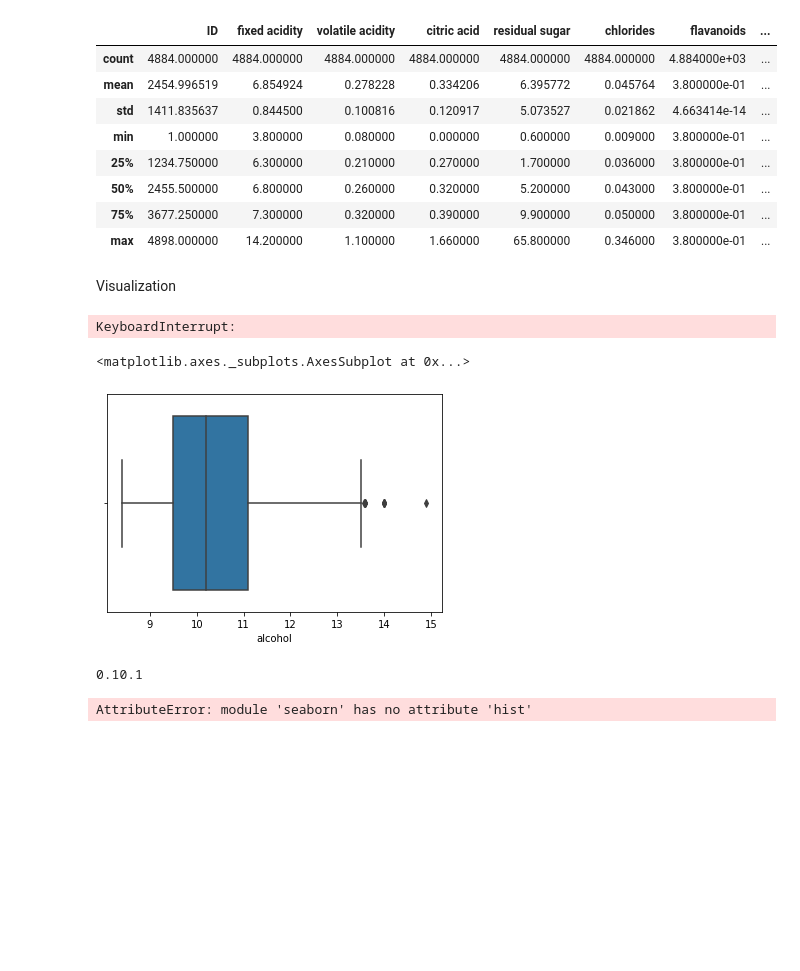
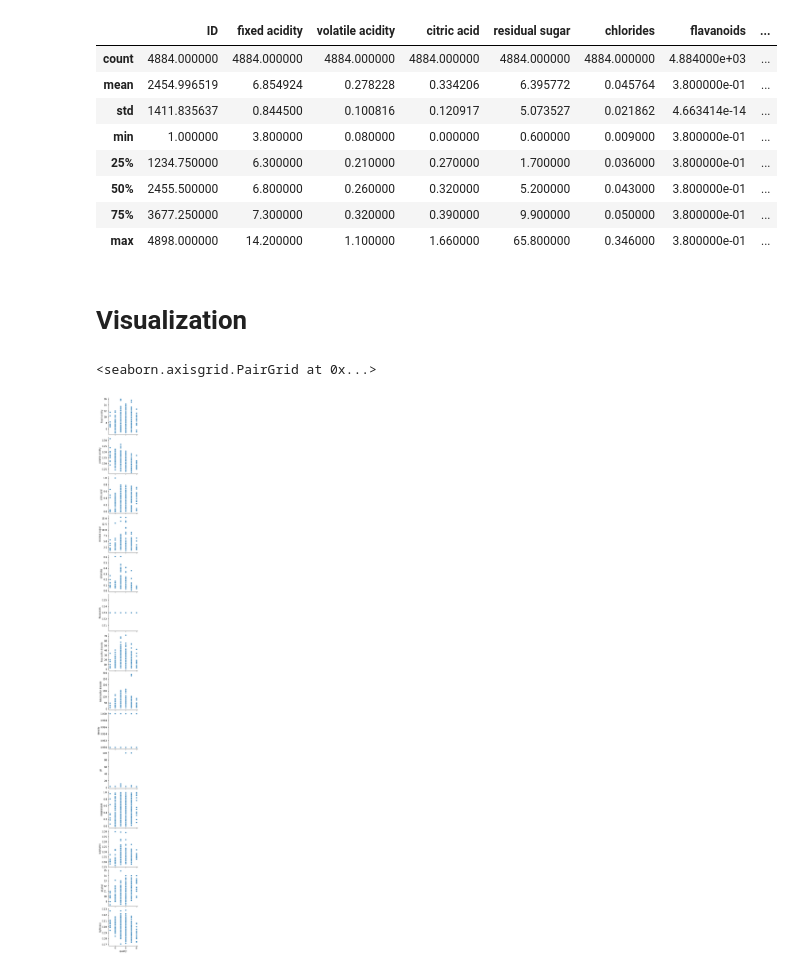
Before and after one commit to proohit/trends-in-ds-team1, a Jupyter notebook: general_exploration.ipynb, the cells around one changed output. Saved outputs shown, nothing was run; the diff lists cells and outputs as text; code cells hidden in the pictures; blank space fills up the shorter version.

Commit message:
general exploration - visualization

```diff
--- a/general_exploration.ipynb
+++ b/general_exploration.ipynb
@@ -61,27 +81,11 @@ display(wine_white_without_na.describe(include='all'))
 | 50% | 2455.500000 | 6.800000 | 0.260000 | 0.320000 | 5.200000 | 0.043000 | 3.800000e-01 | ... |
 | 75% | 3677.250000 | 7.300000 | 0.320000 | 0.390000 | 9.900000 | 0.050000 | 3.800000e-01 | ... |
 | max | 4898.000000 | 14.200000 | 1.100000 | 1.660000 | 65.800000 | 0.346000 | 3.800000e-01 | ... |
-# %% [markdown]
-Visualization
-# %%
-# plt.hist(wine_red_without_na)
-# plt.show()
-# plt.scatter(wine_red_without_na)
-# plt.show()
-wine_red_without_id = wine_red_without_na.drop('ID', axis=1)
-sns.pairplot(wine_red_without_id)
-# %% [output]
-KeyboardInterrupt:
-# %%
-wine_red_alcohol = wine_red_without_na['alcohol']
-sns.boxplot(wine_red_alcohol)
-# %% [output]
-<matplotlib.axes._subplots.AxesSubplot at 0x...>
-[figure, removed]
-# %%
-wine_red_quality = wine_red_without_na['quality']
-sns.boxplot(wine_red_quality)
-sns.hist(wine_red_quality)
-# %% [output]
-0.10.1
-AttributeError: module 'seaborn' has no attribute 'hist'
+# %% [markdown]
+# Visualization
+# %%
+wine_red_without_id = wine_red_without_na.drop('ID', axis=1)
+sns.pairplot(wine_red_without_id, x_vars=['quality'], y_vars=['fixed acidity', 'volatile acidity', 'citric acid', 'residual sugar', 'chlorides', 'flavanoids', 'free sulfur dioxide', 'total sulfur dioxide', 'density', 'pH', 'magnesium', 'sulphates', 'alcohol', 'lightness'])
+# %% [output]
+<seaborn.axisgrid.PairGrid at 0x...>
+[figure, added]
```
Also changed, not shown: parts of 18 cells of this notebook.
